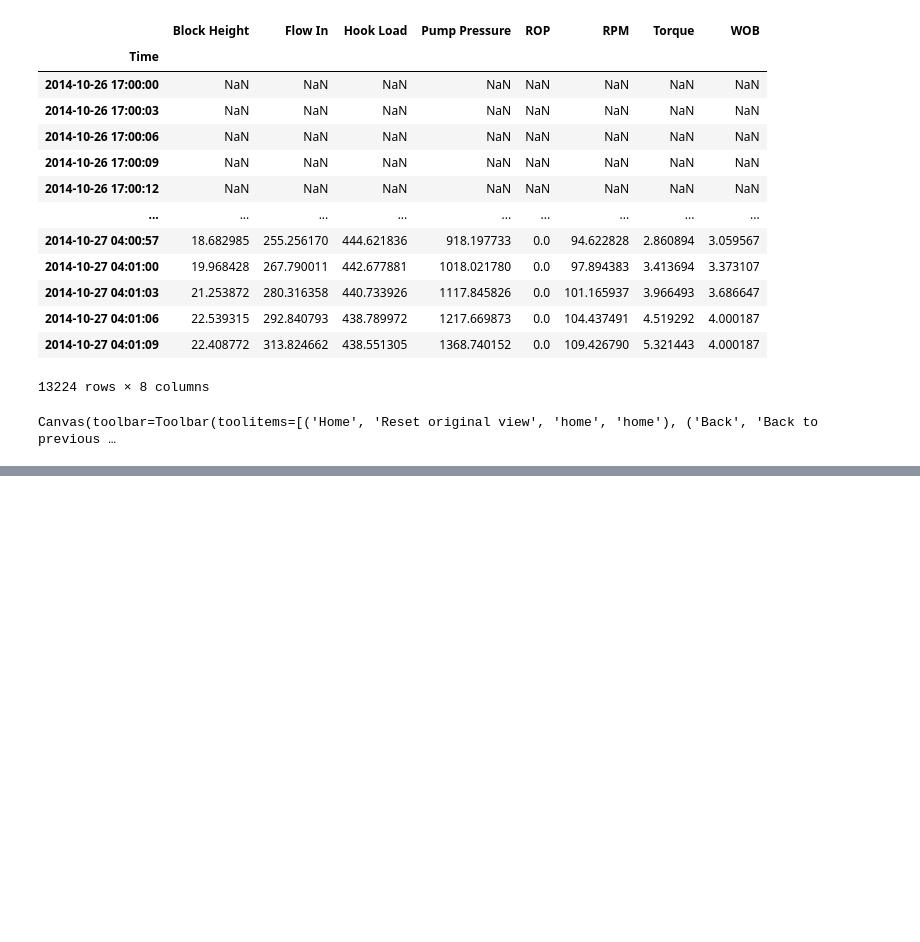
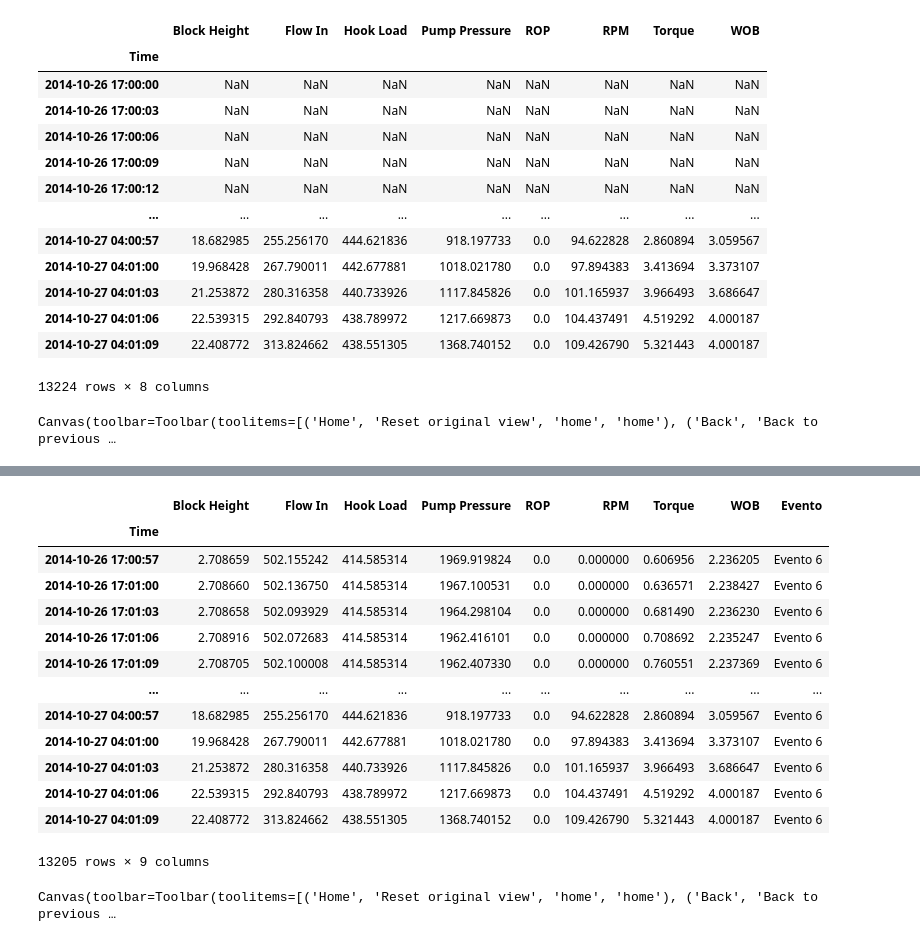
Before and after one commit to diegojeda/Proyecto-Maestria, a Jupyter notebook: Floreña Ap-13/271014/Evento 6.ipynb, the cells around one changed output, grey strips where cells are left out. Saved outputs shown, nothing was run; the diff lists cells and outputs as text; code cells hidden in the pictures; blank space fills up the shorter version.

Commit message:
Procesado All Events
Comparacion de eventos procesados co PDF, tratamiento de valores anómalos.

```diff
--- a/Floreña Ap-13/271014/Evento 6.ipynb
+++ b/Floreña Ap-13/271014/Evento 6.ipynb
@@ -396,2 +399,10 @@ p1=plot_incident_df(Data_Export,20)
 # %% [output]
 Canvas(toolbar=Toolbar(toolitems=[('Home', 'Reset original view', 'home', 'home'), ('Back', 'Back to previous …
+# %%
+# Ajustes de valores anomalos
+
+Data_Export = Data_Export.dropna()
+Data_Export.loc[Data_Export.RPM==0,"Torque"]=0
+Data_Export.loc[Data_Export["Pump Pressure"]==0,"Flow In"]=0
+Data_Export.loc[Data_Export.index < "2014-10-26 23:40:00","RPM"]=0
+Data_Export["Evento"] = "Evento 6"
@@ -397,0 +434,21 @@ Canvas(toolbar=Toolbar(toolitems=[('Home', 'Reset original view', 'home', 'home'
+# %%
+Data_Export
+# %% [output]
+|  | Block Height | Flow In | Hook Load | Pump Pressure | ROP | RPM | Torque | WOB | Evento |
+| Time |  |  |  |  |  |  |  |  |  |
+| 2014-10-26 17:00:57 | 2.708659 | 502.155242 | 414.585314 | 1969.919824 | 0.0 | 0.000000 | 0.606956 | 2.236205 | Evento 6 |
+| 2014-10-26 17:01:00 | 2.708660 | 502.136750 | 414.585314 | 1967.100531 | 0.0 | 0.000000 | 0.636571 | 2.238427 | Evento 6 |
+| 2014-10-26 17:01:03 | 2.708658 | 502.093929 | 414.585314 | 1964.298104 | 0.0 | 0.000000 | 0.681490 | 2.236230 | Evento 6 |
+| 2014-10-26 17:01:06 | 2.708916 | 502.072683 | 414.585314 | 1962.416101 | 0.0 | 0.000000 | 0.708692 | 2.235247 | Evento 6 |
+| 2014-10-26 17:01:09 | 2.708705 | 502.100008 | 414.585314 | 1962.407330 | 0.0 | 0.000000 | 0.760551 | 2.237369 | Evento 6 |
+| ... | ... | ... | ... | ... | ... | ... | ... | ... | ... |
+| 2014-10-27 04:00:57 | 18.682985 | 255.256170 | 444.621836 | 918.197733 | 0.0 | 94.622828 | 2.860894 | 3.059567 | Evento 6 |
+| 2014-10-27 04:01:00 | 19.968428 | 267.790011 | 442.677881 | 1018.021780 | 0.0 | 97.894383 | 3.413694 | 3.373107 | Evento 6 |
+| 2014-10-27 04:01:03 | 21.253872 | 280.316358 | 440.733926 | 1117.845826 | 0.0 | 101.165937 | 3.966493 | 3.686647 | Evento 6 |
+| 2014-10-27 04:01:06 | 22.539315 | 292.840793 | 438.789972 | 1217.669873 | 0.0 | 104.437491 | 4.519292 | 4.000187 | Evento 6 |
+| 2014-10-27 04:01:09 | 22.408772 | 313.824662 | 438.551305 | 1368.740152 | 0.0 | 109.426790 | 5.321443 | 4.000187 | Evento 6 |
+13205 rows × 9 columns
+# %%
+p1=plot_incident_df(Data_Export,20)
+# %% [output]
+Canvas(toolbar=Toolbar(toolitems=[('Home', 'Reset original view', 'home', 'home'), ('Back', 'Back to previous …
```
Also changed, not shown: parts of 4 cells of this notebook, 22 other files.
